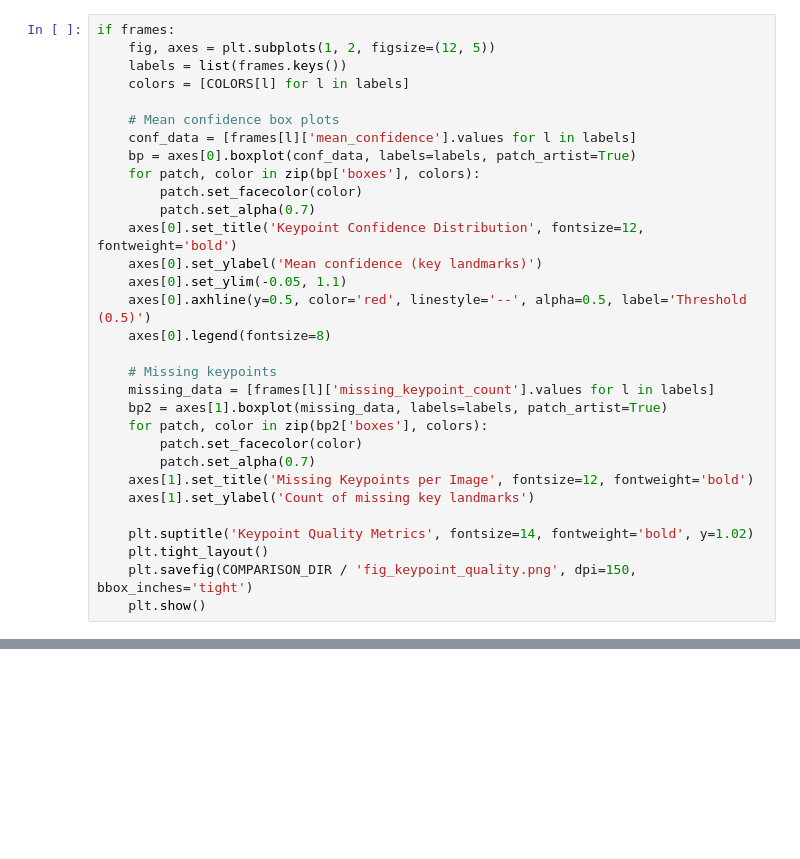
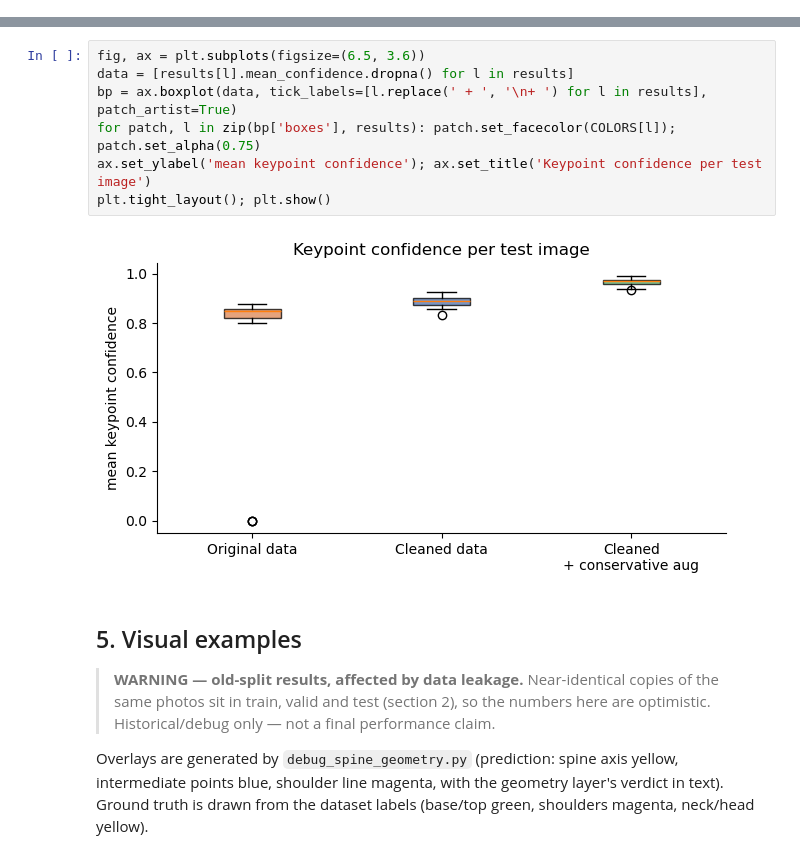
Before and after one commit to thelastlaughstandstrong/Scoliosis-Screening-Project, a Jupyter notebook: workflow_comparison.ipynb, the cells around one changed output, grey strips where cells are left out. Drawn from its saved outputs; the diff is of its cells as text; blank space fills up the shorter version.

```diff
--- a/workflow_comparison.ipynb
+++ b/workflow_comparison.ipynb
@@ -170,31 +0,0 @@ if frames:
-# %%
-if frames:
-    fig, axes = plt.subplots(1, 2, figsize=(12, 5))
-    labels = list(frames.keys())
-    colors = [COLORS[l] for l in labels]
-
-    # Mean confidence box plots
-    conf_data = [frames[l]['mean_confidence'].values for l in labels]
-    bp = axes[0].boxplot(conf_data, labels=labels, patch_artist=True)
-    for patch, color in zip(bp['boxes'], colors):
-        patch.set_facecolor(color)
-        patch.set_alpha(0.7)
-    axes[0].set_title('Keypoint Confidence Distribution', fontsize=12, fontweight='bold')
-    axes[0].set_ylabel('Mean confidence (key landmarks)')
-    axes[0].set_ylim(-0.05, 1.1)
-    axes[0].axhline(y=0.5, color='red', linestyle='--', alpha=0.5, label='Threshold (0.5)')
-    axes[0].legend(fontsize=8)
-
-    # Missing keypoints
-    missing_data = [frames[l]['missing_keypoint_count'].values for l in labels]
-    bp2 = axes[1].boxplot(missing_data, labels=labels, patch_artist=True)
-    for patch, color in zip(bp2['boxes'], colors):
-        patch.set_facecolor(color)
-        patch.set_alpha(0.7)
-    axes[1].set_title('Missing Keypoints per Image', fontsize=12, fontweight='bold')
-    axes[1].set_ylabel('Count of missing key landmarks')
-
-    plt.suptitle('Keypoint Quality Metrics', fontsize=14, fontweight='bold', y=1.02)
-    plt.tight_layout()
-    plt.savefig(COMPARISON_DIR / 'fig_keypoint_quality.png', dpi=150, bbox_inches='tight')
-    plt.show()
@@ -377,0 +297,15 @@ From the test image prediction output, all 12 keypoints were detected with high
+# %%
+fig, ax = plt.subplots(figsize=(6.5, 3.6))
+data = [results[l].mean_confidence.dropna() for l in results]
+bp = ax.boxplot(data, tick_labels=[l.replace(' + ', '\n+ ') for l in results], patch_artist=True)
+for patch, l in zip(bp['boxes'], results): patch.set_facecolor(COLORS[l]); patch.set_alpha(0.75)
+ax.set_ylabel('mean keypoint confidence'); ax.set_title('Keypoint confidence per test image')
+plt.tight_layout(); plt.show()
+# %% [output]
+[figure, added]
+# %% [markdown]
+## 5. Visual examples
+
+> **WARNING — old-split results, affected by data leakage.** Near-identical copies of the same photos sit in train, valid and test (section 2), so the numbers here are optimistic. Historical/debug only — not a final performance claim.
+
+Overlays are generated by `debug_spine_geometry.py` (prediction: spine axis yellow, intermediate points blue, shoulder line magenta, with the geometry layer's verdict in text). Ground truth is drawn from the dataset labels (base/top green, shoulders magenta, neck/head yellow).
```
Also changed, not shown: parts of 40 cells of this notebook, 27 other files.
